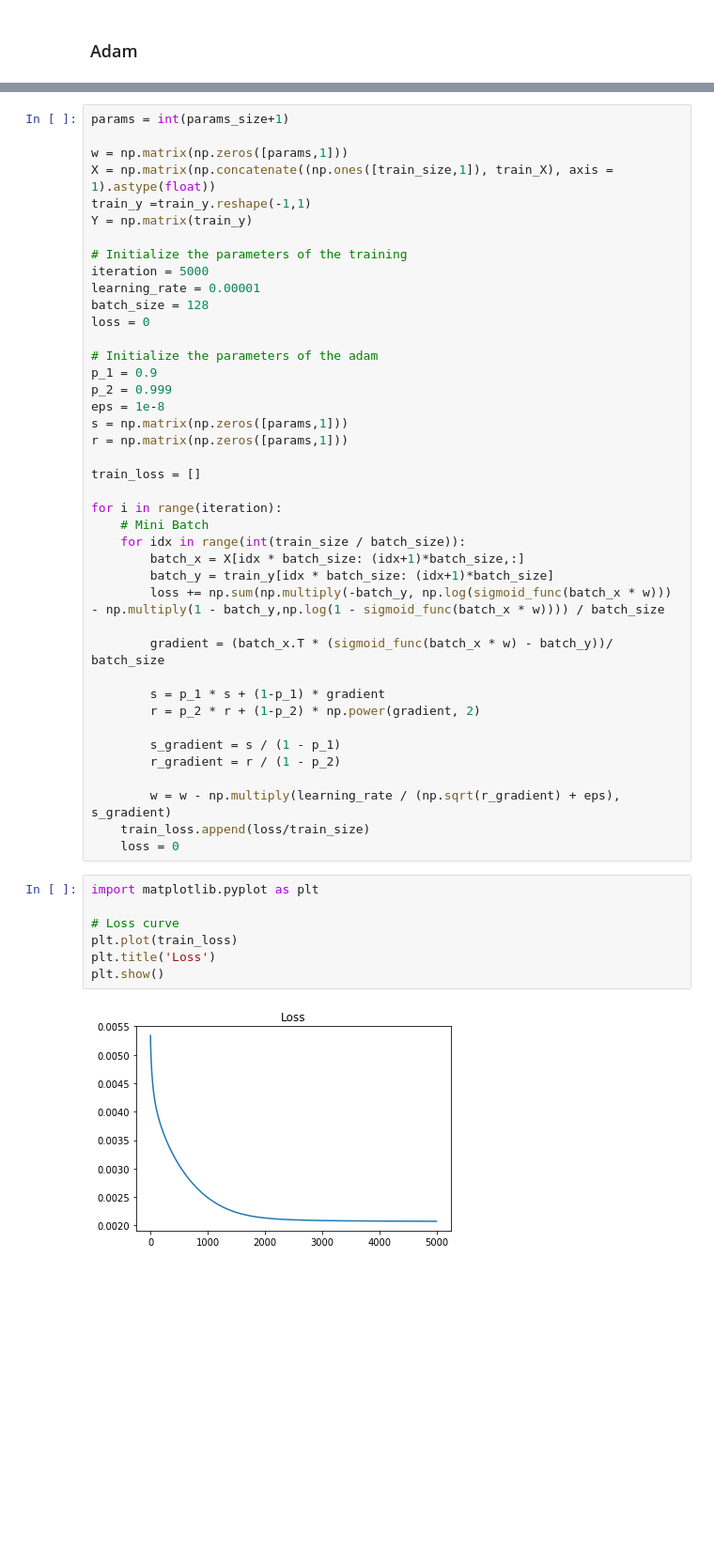
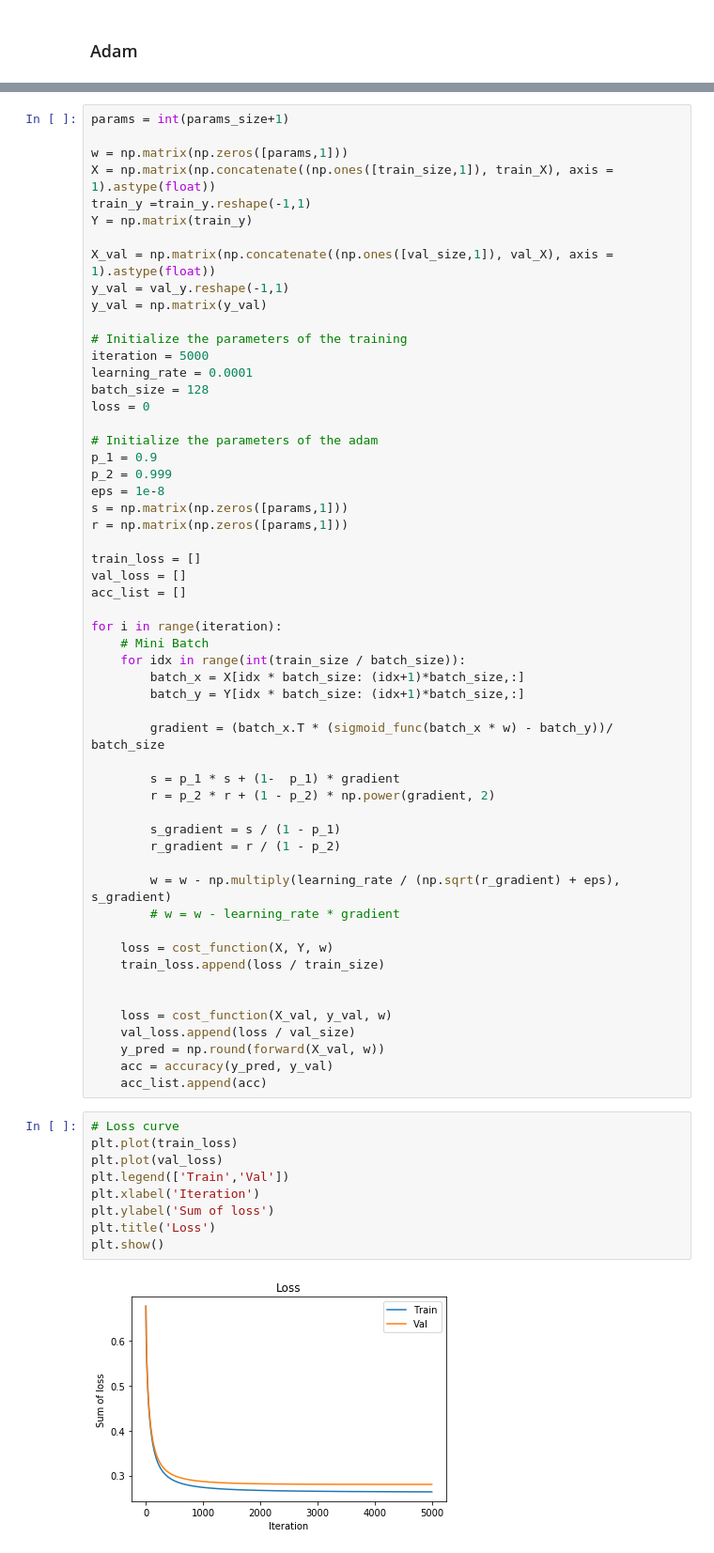
Before and after one commit to JuyiWang/MachineLearning, a Jupyter notebook: Li_DL/HW_2/hw2.ipynb, the cells around one changed output, grey strips where cells are left out. Shown: that part at 94% size. Saved outputs shown, nothing was run; the diff lists cells and outputs as text; blank space fills up the shorter version.

```diff
--- a/Li_DL/HW_2/hw2.ipynb
+++ b/Li_DL/HW_2/hw2.ipynb
@@ -104,9 +125,13 @@ X = np.matrix(np.concatenate((np.ones([train_size,1]), train_X), axis = 1).astyp
 train_y =train_y.reshape(-1,1)
 Y = np.matrix(train_y)
 
+X_val = np.matrix(np.concatenate((np.ones([val_size,1]), val_X), axis = 1).astype(float))
+y_val = val_y.reshape(-1,1)
+y_val = np.matrix(y_val)
+
 # Initialize the parameters of the training
 iteration = 5000
-learning_rate = 0.00001
+learning_rate = 0.0001
 batch_size = 128
 loss = 0
 
@@ -118,31 +143,43 @@ s = np.matrix(np.zeros([params,1]))
 r = np.matrix(np.zeros([params,1]))
 
 train_loss = []
+val_loss = []
+acc_list = []
 
 for i in range(iteration):
     # Mini Batch
     for idx in range(int(train_size / batch_size)):
         batch_x = X[idx * batch_size: (idx+1)*batch_size,:]
-        batch_y = train_y[idx * batch_size: (idx+1)*batch_size]
-        loss += np.sum(np.multiply(-batch_y, np.log(sigmoid_func(batch_x * w))) - np.multiply(1 - batch_y,np.log(1 - sigmoid_func(batch_x * w)))) / batch_size
+        batch_y = Y[idx * batch_size: (idx+1)*batch_size,:]
 
         gradient = (batch_x.T * (sigmoid_func(batch_x * w) - batch_y))/ batch_size
 
-        s = p_1 * s + (1-p_1) * gradient
-        r = p_2 * r + (1-p_2) * np.power(gradient, 2)
+        s = p_1 * s + (1-  p_1) * gradient
+        r = p_2 * r + (1 - p_2) * np.power(gradient, 2)
 
         s_gradient = s / (1 - p_1)
         r_gradient = r / (1 - p_2)
 
         w = w - np.multiply(learning_rate / (np.sqrt(r_gradient) + eps), s_gradient)
-    train_loss.append(loss/train_size)
-    loss = 0
+        # w = w - learning_rate * gradient
+
+    loss = cost_function(X, Y, w)
+    train_loss.append(loss / train_size)
+
+
+    loss = cost_function(X_val, y_val, w)
+    val_loss.append(loss / val_size)
+    y_pred = np.round(forward(X_val, w))
+    acc = accuracy(y_pred, y_val)
+    acc_list.append(acc)
 # %%
-import matplotlib.pyplot as plt
-
 # Loss curve
 plt.plot(train_loss)
+plt.plot(val_loss)
+plt.legend(['Train','Val'])
+plt.xlabel('Iteration')
+plt.ylabel('Sum of loss')
 plt.title('Loss')
 plt.show()
 # %% [output]
-[figure, old version]
+[figure, new version]
```
Also changed, not shown: parts of 15 cells of this notebook.
